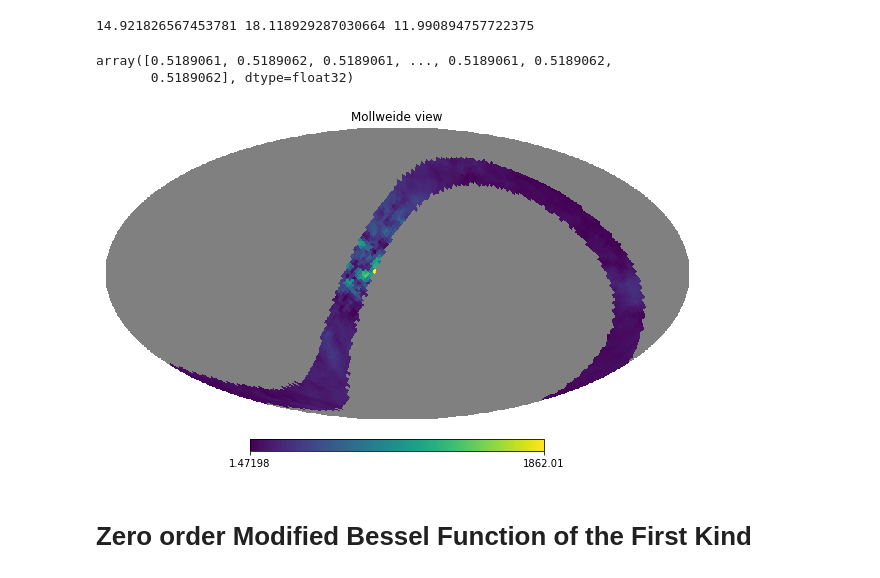
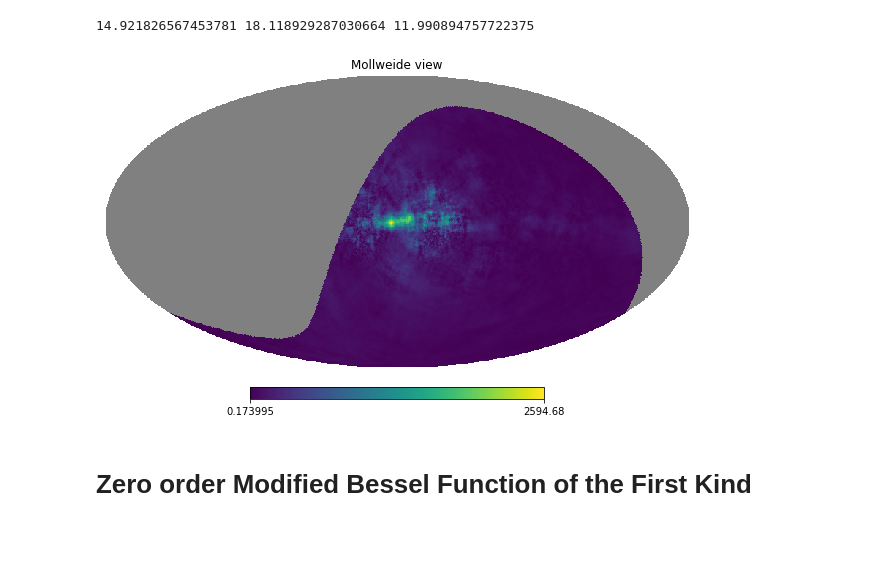
Before and after one commit to yaojian95/Beta_s, a Jupyter notebook: Likelihood_analysis.ipynb, the cells around one changed output. Cells and saved outputs as stored; diff of their text form; code cells hidden in the pictures; blank space fills up the shorter version.

```diff
--- a/Likelihood_analysis.ipynb
+++ b/Likelihood_analysis.ipynb
@@ -41,25 +39,19 @@ print(nu0_S, nu0_C, nu0_both)
 # %% [output]
 14.921826567453781 18.118929287030664 11.990894757722375
 # %%
-P1 = np.load('/global/cscratch1/sd/jianyao/CBASS/Foreground/P_14.92_s0_32_uK_RJ.npy') ## spass only
-P2 = np.load('/global/cscratch1/sd/jianyao/CBASS/Foreground/P_18.12_s0_32_uK_RJ.npy') ## cbass only
-P3= np.load('/global/cscratch1/sd/jianyao/CBASS/Foreground/P_11.99_s0_32_uK_RJ.npy') ## both
+P1 = np.load('/global/cscratch1/sd/jianyao/CBASS/Foreground/P_14.92_s0_%s_uK_RJ.npy'%nside) ## spass only PYSM simulated results at specific frequency
+# P2 = np.load('/global/cscratch1/sd/jianyao/CBASS/Foreground/P_18.12_s0_32_uK_RJ.npy') ## cbass only
+# P3= np.load('/global/cscratch1/sd/jianyao/CBASS/Foreground/P_11.99_s0_32_uK_RJ.npy') ## both
-# %%
-P1/P3
-# %% [output]
-array([0.5189061, 0.5189062, 0.5189061, ..., 0.5189061, 0.5189062,
-       0.5189062], dtype=float32)
 # %%
-total_P = np.load('/global/cscratch1/sd/jianyao/CBASS/Observations/homo_noise/totalP_s0_%s_uK_RJ_000.npy'%nside)#/1000 ## from uK to mK
-total_sigma = np.load('/global/cscratch1/sd/jianyao/CBASS/Noise/homo_noise/5_fre_sigma_P_%s_uK_RJ.npy'%nside)#/1000 ## from uK to mK
-P_nu0 = np.load('/global/cscratch1/sd/jianyao/CBASS/Foreground/P_11.99_s0_32_uK_RJ.npy')#/1000
+total_P = np.load('/global/cscratch1/sd/jianyao/CBASS/Observations/homo_noise/nside_128/totalP_s0_%s_uK_RJ_000.npy'%nside)#/1000 ## from uK to mK
+total_sigma = np.load('/global/cscratch1/sd/jianyao/CBASS/Noise/homo_noise/nside_128/5_fre_sigma_P_%s_uK_RJ.npy'%nside)#/1000 ## from uK to mK
 
-mask_both = np.load('/global/cscratch1/sd/jianyao/CBASS/mask_both_%s.npy'%nside)
-mask_index = np.load('/global/cscratch1/sd/jianyao/CBASS/masked_index.npy')
+mask_spass = np.load('/global/cscratch1/sd/jianyao/CBASS/mask_spass_%s.npy'%nside)
+mask_index = np.load('/global/cscratch1/sd/jianyao/CBASS/SPASS_masked_index.npy')
 # %%
-hp.mollview(Mask(P_nu0, mask_both))
+hp.mollview(Mask(P1, mask_spass))
 # %% [output]
-[figure, old version]
+[figure, new version]
 # %% [markdown]
 # Zero order Modified Bessel Function of the First Kind
 # %%
```
Also changed, not shown: parts of 49 cells of this notebook.
